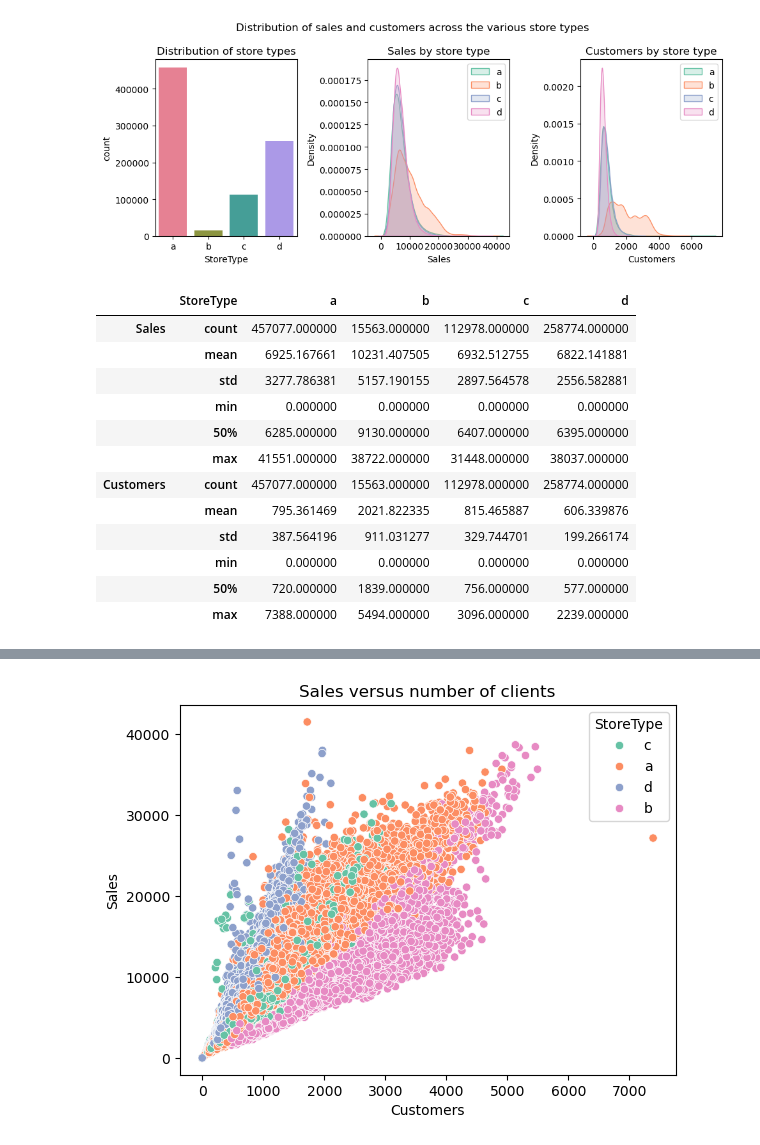
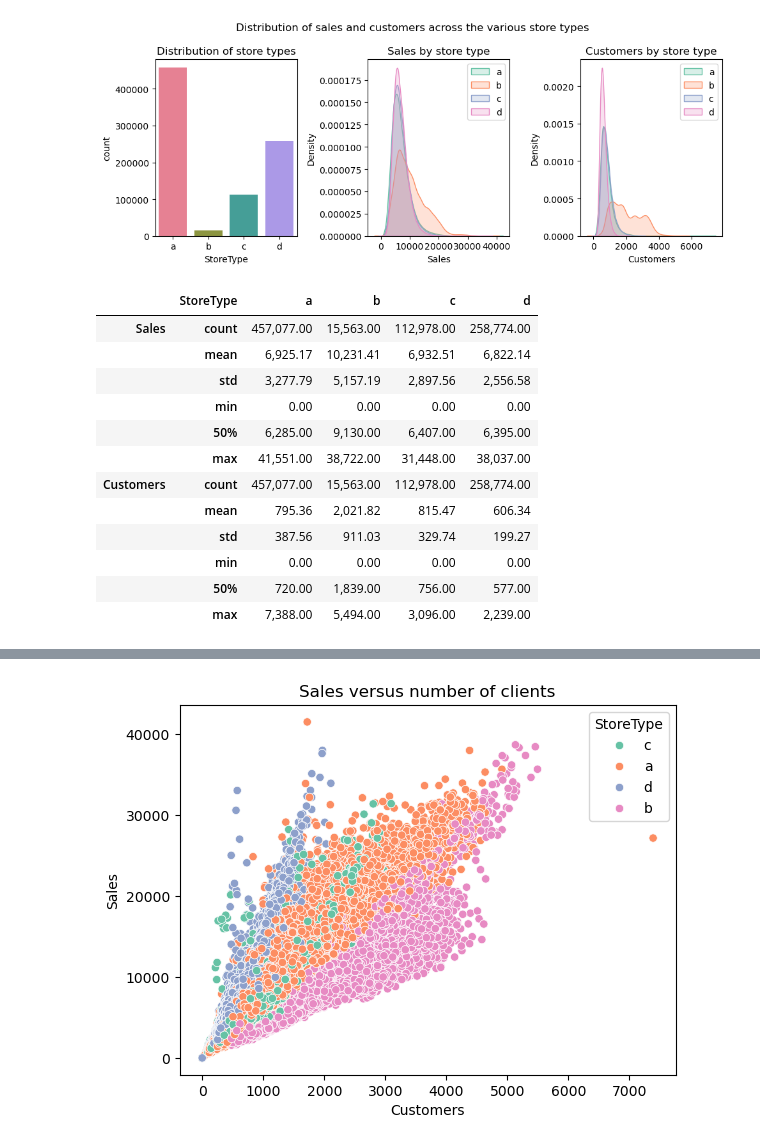
Before and after one commit to xaviermondragon/rossmann, a Jupyter notebook: notebooks/3_sales_stores_eda.ipynb, the cells around one changed output, grey strips where cells are left out. Drawn from its saved outputs; the diff is of its cells as text; code cells hidden in the pictures.

```diff
--- a/notebooks/3_sales_stores_eda.ipynb
+++ b/notebooks/3_sales_stores_eda.ipynb
@@ -71,21 +71,22 @@ plt.tight_layout();
 [figure]
 # %%
 by_store_type= sales_stores_df.groupby('StoreType')
+pd.options.display.float_format = "{:,.2f}".format
 by_store_type[['Sales', 'Customers']].describe(percentiles=[.5]).transpose()
 # %% [output]
 |  | StoreType | a | b | c | d |
-| Sales | count | 457077.000000 | 15563.000000 | 112978.000000 | 258774.000000 |
-|  | mean | 6925.167661 | 10231.407505 | 6932.512755 | 6822.141881 |
-|  | std | 3277.786381 | 5157.190155 | 2897.564578 | 2556.582881 |
-|  | min | 0.000000 | 0.000000 | 0.000000 | 0.000000 |
-|  | 50% | 6285.000000 | 9130.000000 | 6407.000000 | 6395.000000 |
-|  | max | 41551.000000 | 38722.000000 | 31448.000000 | 38037.000000 |
-| Customers | count | 457077.000000 | 15563.000000 | 112978.000000 | 258774.000000 |
-|  | mean | 795.361469 | 2021.822335 | 815.465887 | 606.339876 |
-|  | std | 387.564196 | 911.031277 | 329.744701 | 199.266174 |
-|  | min | 0.000000 | 0.000000 | 0.000000 | 0.000000 |
-|  | 50% | 720.000000 | 1839.000000 | 756.000000 | 577.000000 |
-|  | max | 7388.000000 | 5494.000000 | 3096.000000 | 2239.000000 |
+| Sales | count | 457,077.00 | 15,563.00 | 112,978.00 | 258,774.00 |
+|  | mean | 6,925.17 | 10,231.41 | 6,932.51 | 6,822.14 |
+|  | std | 3,277.79 | 5,157.19 | 2,897.56 | 2,556.58 |
+|  | min | 0.00 | 0.00 | 0.00 | 0.00 |
+|  | 50% | 6,285.00 | 9,130.00 | 6,407.00 | 6,395.00 |
+|  | max | 41,551.00 | 38,722.00 | 31,448.00 | 38,037.00 |
+| Customers | count | 457,077.00 | 15,563.00 | 112,978.00 | 258,774.00 |
+|  | mean | 795.36 | 2,021.82 | 815.47 | 606.34 |
+|  | std | 387.56 | 911.03 | 329.74 | 199.27 |
+|  | min | 0.00 | 0.00 | 0.00 | 0.00 |
+|  | 50% | 720.00 | 1,839.00 | 756.00 | 577.00 |
+|  | max | 7,388.00 | 5,494.00 | 3,096.00 | 2,239.00 |
 # %% [markdown]
 <!-- Filialen der Art `b` haben im Durchschnitt einen größeren Kundenstrom und erzielen höhere Gewinne. Es gibt aber weniger Filialen dieser Art. Geschäfte des Typs d haben das beste Verhältnis zwischen Umsatzvolumen und Kundenzahl. -->
 # %%
```
Also changed, not shown: parts of 7 cells of this notebook, 2 other files.
